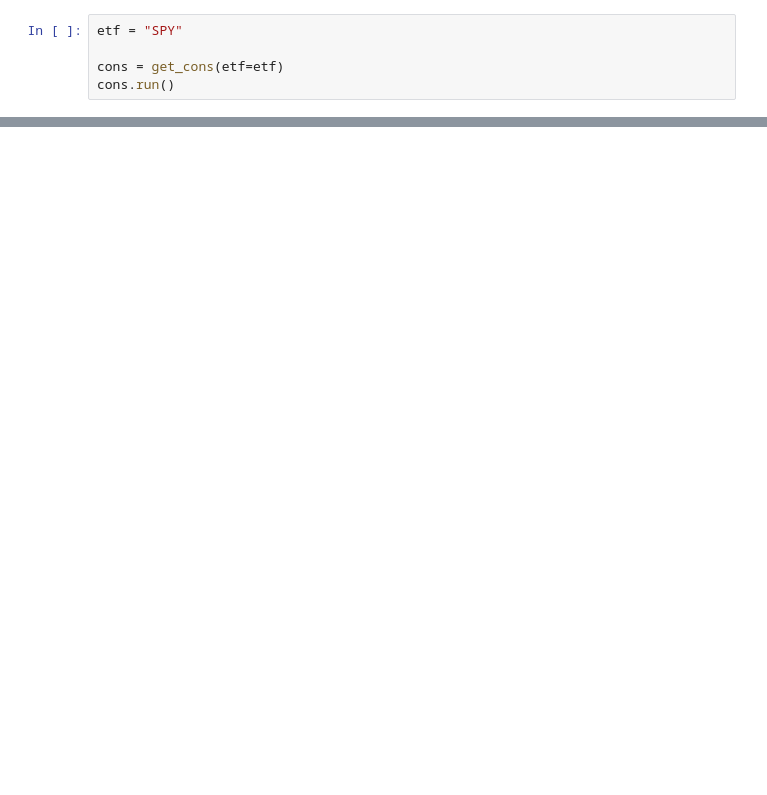
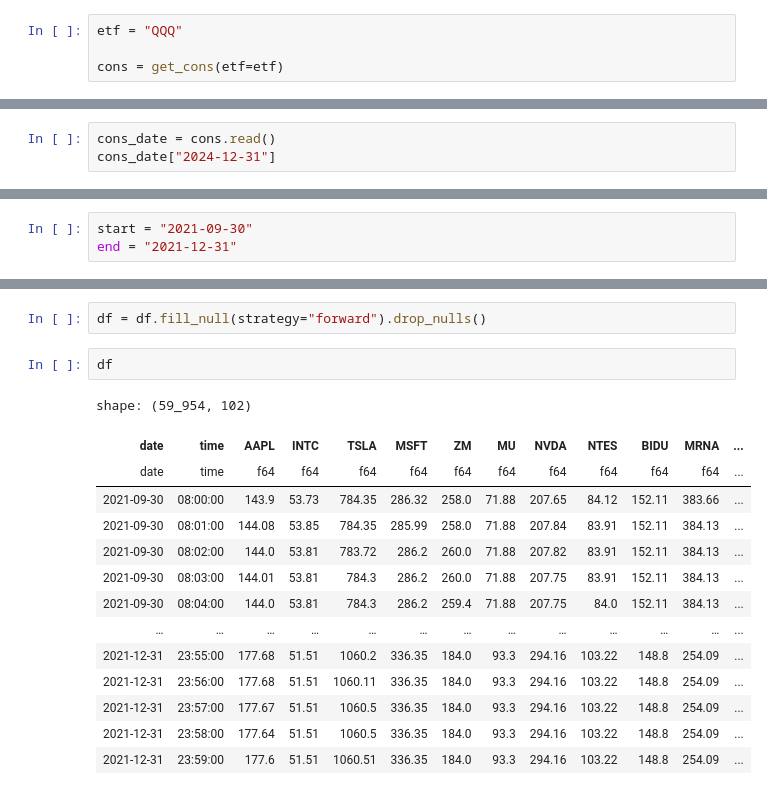
Before and after one commit to saltedpotato/qts, a Jupyter notebook: main.ipynb, the cells around one changed output, grey strips where cells are left out. Cells and saved outputs as stored; diff of their text form; blank space fills up the shorter version.

```diff
--- a/main.ipynb
+++ b/main.ipynb
@@ -12,5 +13,4 @@ from pairs_identification import cointegration_pairs
 # %%
-etf = "SPY"
+etf = "QQQ"
 
 cons = get_cons(etf=etf)
-cons.run()
@@ -44,0 +17,3 @@ test_cons
+# %%
+cons_date = cons.read()
+cons_date["2024-12-31"]
@@ -95,0 +40,3 @@ find_pairs.get_top_pairs(n=10)
+# %%
+start = "2021-09-30"
+end = "2021-12-31"
@@ -95,0 +125,19 @@ find_pairs.get_top_pairs(n=10)
+# %%
+df = df.fill_null(strategy="forward").drop_nulls()
+# %%
+df
+# %% [output]
+shape: (59_954, 102)
+| date | time | AAPL | INTC | TSLA | MSFT | ZM | MU | NVDA | NTES | BIDU | MRNA | ... |
+| date | time | f64 | f64 | f64 | f64 | f64 | f64 | f64 | f64 | f64 | f64 | ... |
+| 2021-09-30 | 08:00:00 | 143.9 | 53.73 | 784.35 | 286.32 | 258.0 | 71.88 | 207.65 | 84.12 | 152.11 | 383.66 | ... |
+| 2021-09-30 | 08:01:00 | 144.08 | 53.85 | 784.35 | 285.99 | 258.0 | 71.88 | 207.84 | 83.91 | 152.11 | 384.13 | ... |
+| 2021-09-30 | 08:02:00 | 144.0 | 53.81 | 783.72 | 286.2 | 260.0 | 71.88 | 207.82 | 83.91 | 152.11 | 384.13 | ... |
+| 2021-09-30 | 08:03:00 | 144.01 | 53.81 | 784.3 | 286.2 | 260.0 | 71.88 | 207.75 | 83.91 | 152.11 | 384.13 | ... |
+| 2021-09-30 | 08:04:00 | 144.0 | 53.81 | 784.3 | 286.2 | 259.4 | 71.88 | 207.75 | 84.0 | 152.11 | 384.13 | ... |
+| … | … | … | … | … | … | … | … | … | … | … | … | ... |
+| 2021-12-31 | 23:55:00 | 177.68 | 51.51 | 1060.2 | 336.35 | 184.0 | 93.3 | 294.16 | 103.22 | 148.8 | 254.09 | ... |
+| 2021-12-31 | 23:56:00 | 177.68 | 51.51 | 1060.11 | 336.35 | 184.0 | 93.3 | 294.16 | 103.22 | 148.8 | 254.09 | ... |
+| 2021-12-31 | 23:57:00 | 177.67 | 51.51 | 1060.5 | 336.35 | 184.0 | 93.3 | 294.16 | 103.22 | 148.8 | 254.09 | ... |
+| 2021-12-31 | 23:58:00 | 177.64 | 51.51 | 1060.5 | 336.35 | 184.0 | 93.3 | 294.16 | 103.22 | 148.8 | 254.09 | ... |
+| 2021-12-31 | 23:59:00 | 177.6 | 51.51 | 1060.51 | 336.35 | 184.0 | 93.3 | 294.16 | 103.22 | 148.8 | 254.09 | ... |
```
Also changed, not shown: parts of 22 cells of this notebook, 6 other files.
